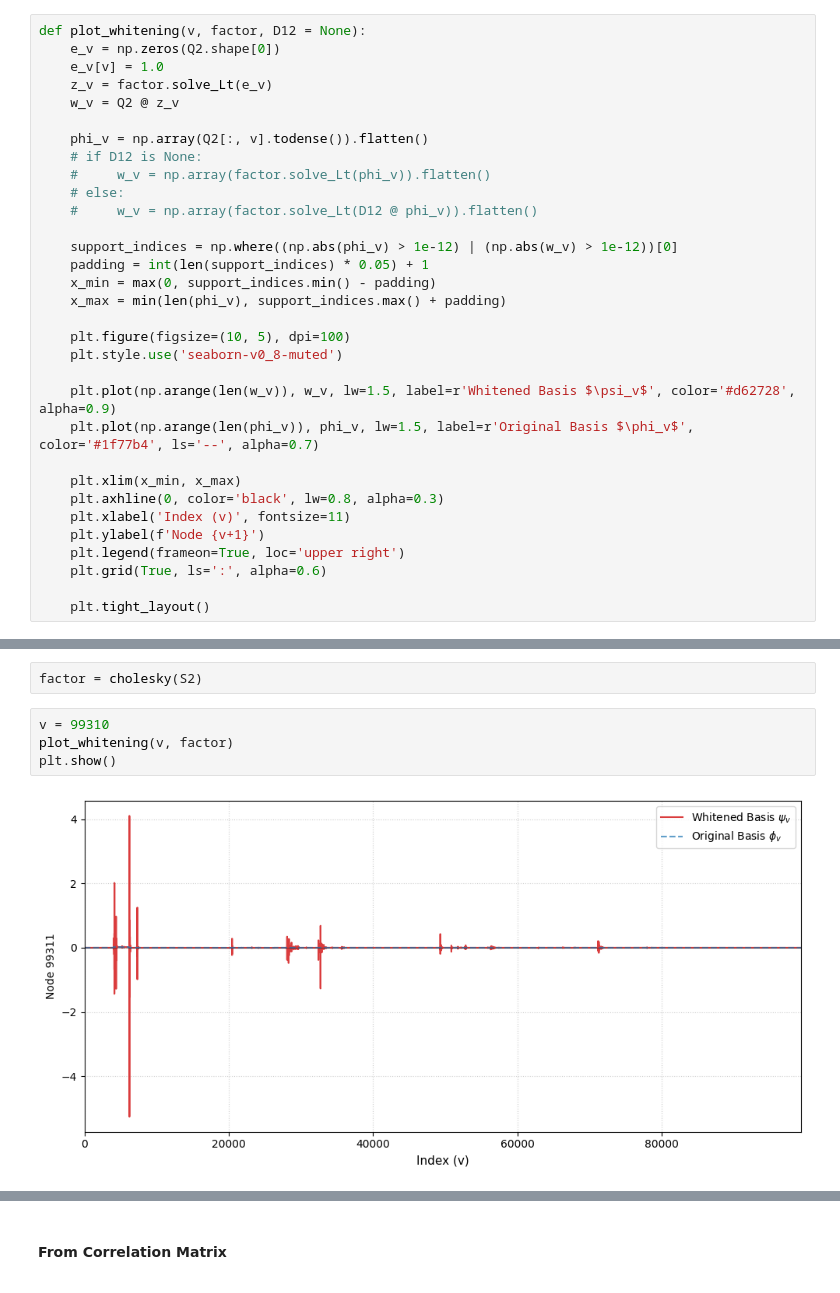
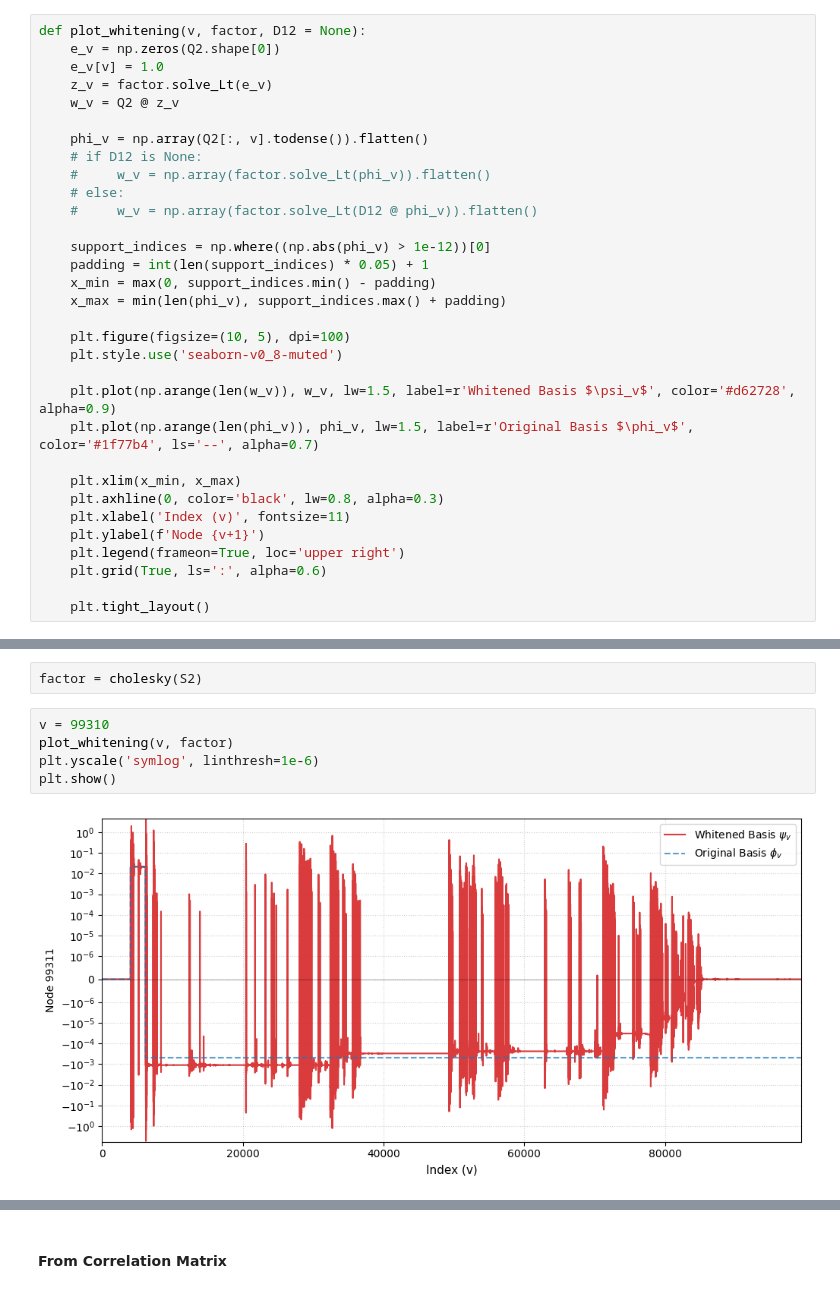
Before and after one commit to spsvihla/pcms, a Jupyter notebook: notebooks/sparsification_example.ipynb, the cells around one changed output, grey strips where cells are left out. Saved outputs shown, nothing was run; the diff lists cells and outputs as text.

Commit message:
Change: Cholesky whitening plots

```diff
--- a/notebooks/sparsification_example.ipynb
+++ b/notebooks/sparsification_example.ipynb
@@ -627,7 +627,7 @@ def plot_whitening(v, factor, D12 = None):
     # else:
     #     w_v = np.array(factor.solve_Lt(D12 @ phi_v)).flatten()
 
-    support_indices = np.where((np.abs(phi_v) > 1e-12) | (np.abs(w_v) > 1e-12))[0]
+    support_indices = np.where((np.abs(phi_v) > 1e-12))[0]
     padding = int(len(support_indices) * 0.05) + 1
     x_min = max(0, support_indices.min() - padding)
     x_max = min(len(phi_v), support_indices.max() + padding)
@@ -653,9 +653,10 @@ factor = cholesky(S2)
 # %%
 v = 99310
 plot_whitening(v, factor)
+plt.yscale('symlog', linthresh=1e-6)
 plt.show()
 # %% [output]
-[figure, old version]
+[figure, new version]
 # %%
 v = 67316
 plot_whitening(v, factor)
```
Also changed, not shown: parts of 10 cells of this notebook.
